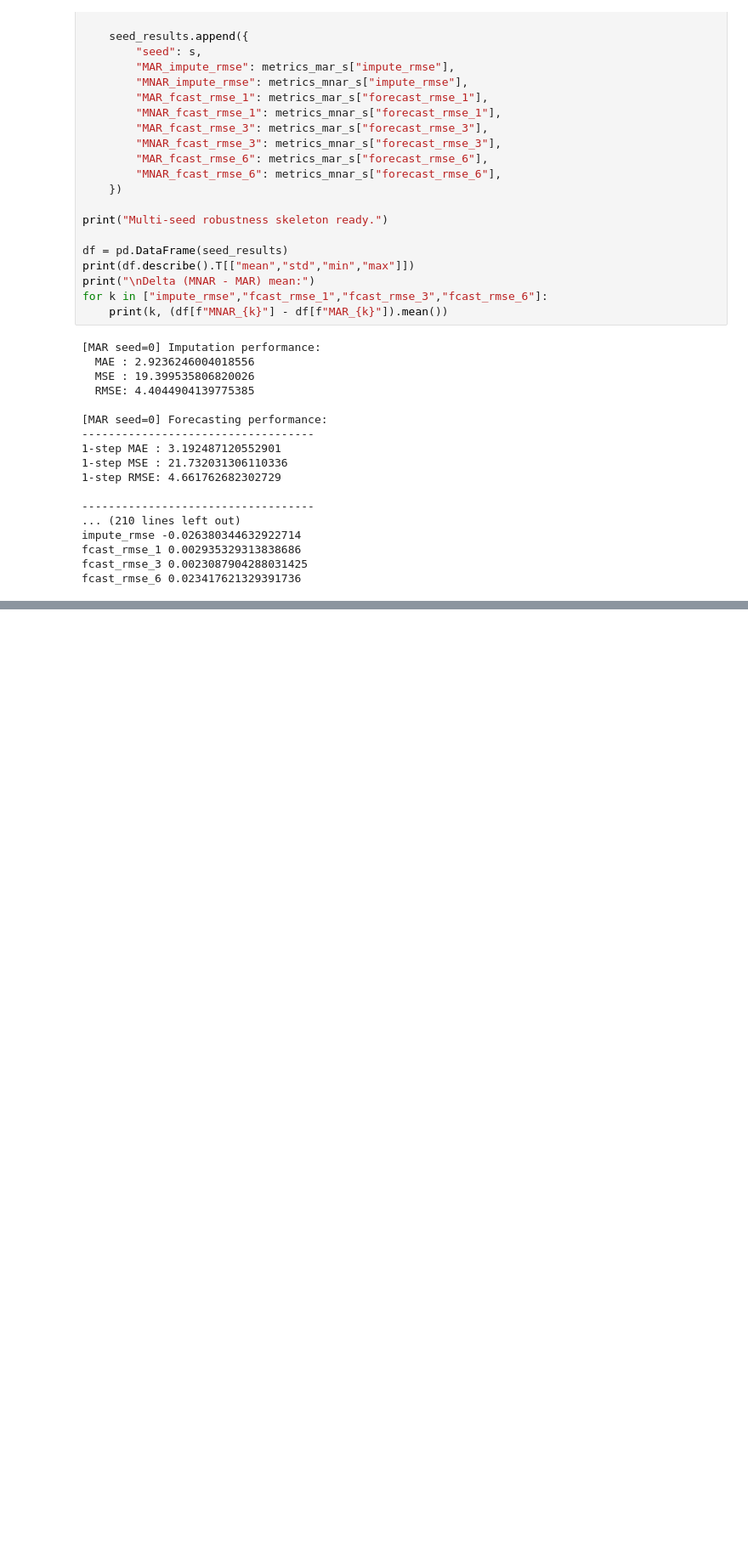
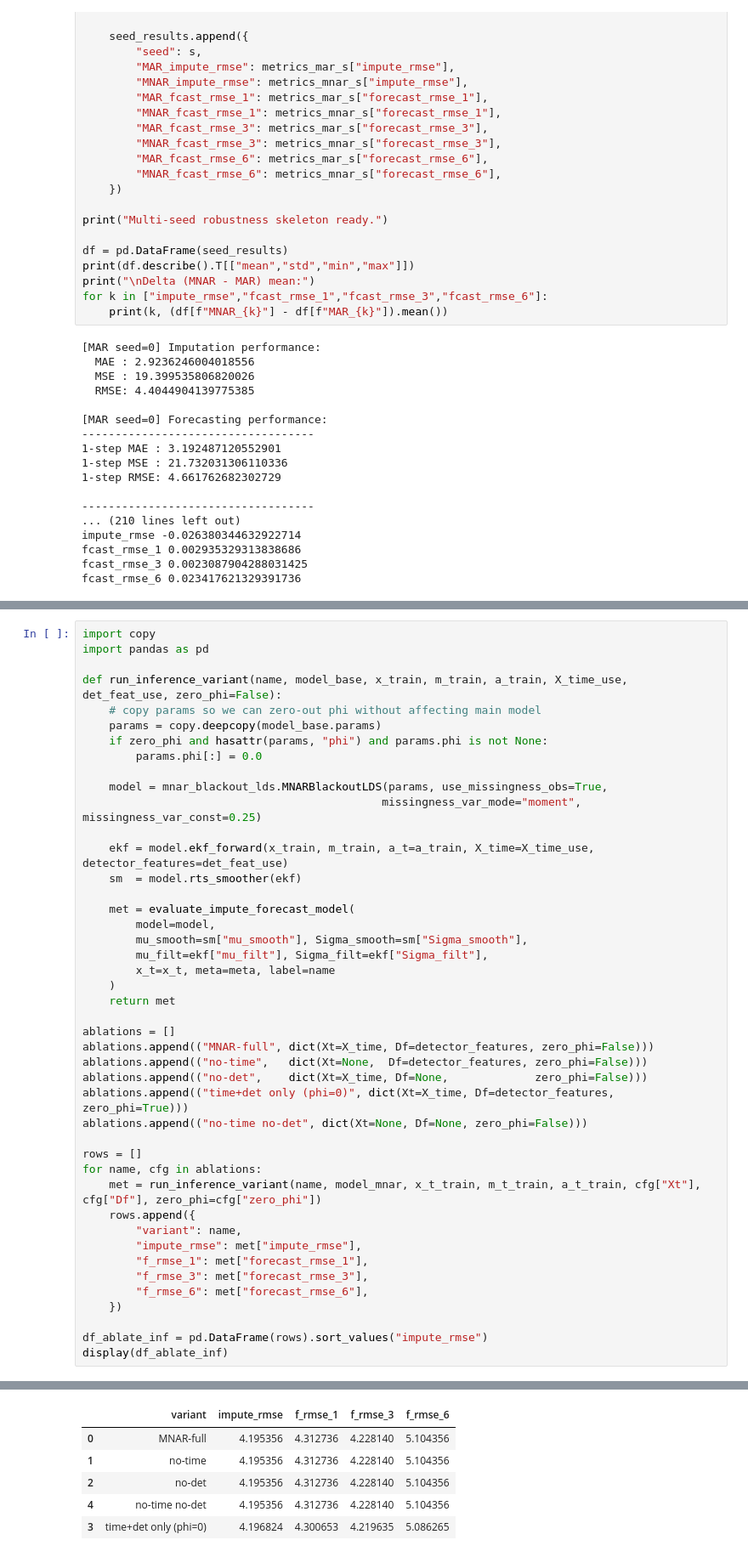
Before and after one commit to armansunesh/ABC, a Jupyter notebook: main(2) (3) (1) (1) (9) (1).ipynb, the cells around one changed output, grey strips where cells are left out. Shown at 85% size. Saved outputs shown, nothing was run; the diff lists cells and outputs as text; blank space fills up the shorter version.

```diff
--- a/main(2) (3) (1) (1) (9) (1).ipynb
+++ b/main(2) (3) (1) (1) (9) (1).ipynb
@@ -2459,0 +3276,45 @@ fcast_rmse_6 0.023417621329391736
+# %%
+import copy
+import pandas as pd
+
+def run_inference_variant(name, model_base, x_train, m_train, a_train, X_time_use, det_feat_use, zero_phi=False):
+    # copy params so we can zero-out phi without affecting main model
+    params = copy.deepcopy(model_base.params)
+    if zero_phi and hasattr(params, "phi") and params.phi is not None:
+        params.phi[:] = 0.0
+
+    model = mnar_blackout_lds.MNARBlackoutLDS(params, use_missingness_obs=True,
+                                             missingness_var_mode="moment", missingness_var_const=0.25)
+
+    ekf = model.ekf_forward(x_train, m_train, a_t=a_train, X_time=X_time_use, detector_features=det_feat_use)
+    sm  = model.rts_smoother(ekf)
+
+    met = evaluate_impute_forecast_model(
+        model=model,
+        mu_smooth=sm["mu_smooth"], Sigma_smooth=sm["Sigma_smooth"],
+        mu_filt=ekf["mu_filt"], Sigma_filt=ekf["Sigma_filt"],
+        x_t=x_t, meta=meta, label=name
+    )
+    return met
+
+ablations = []
+ablations.append(("MNAR-full", dict(Xt=X_time, Df=detector_features, zero_phi=False)))
+ablations.append(("no-time",   dict(Xt=None,  Df=detector_features, zero_phi=False)))
+ablations.append(("no-det",    dict(Xt=X_time, Df=None,             zero_phi=False)))
+ablations.append(("time+det only (phi=0)", dict(Xt=X_time, Df=detector_features, zero_phi=True)))
+ablations.append(("no-time no-det", dict(Xt=None, Df=None, zero_phi=False)))
+
+rows = []
+for name, cfg in ablations:
+    met = run_inference_variant(name, model_mnar, x_t_train, m_t_train, a_t_train, cfg["Xt"], cfg["Df"], zero_phi=cfg["zero_phi"])
+    rows.append({
+        "variant": name,
+        "impute_rmse": met["impute_rmse"],
+        "f_rmse_1": met["forecast_rmse_1"],
+        "f_rmse_3": met["forecast_rmse_3"],
+        "f_rmse_6": met["forecast_rmse_6"],
+    })
+
+df_ablate_inf = pd.DataFrame(rows).sort_values("impute_rmse")
+display(df_ablate_inf)
+# %% [output]
@@ -2459,0 +3338,6 @@ fcast_rmse_6 0.023417621329391736
+|  | variant | impute_rmse | f_rmse_1 | f_rmse_3 | f_rmse_6 |
+| 0 | MNAR-full | 4.195356 | 4.312736 | 4.228140 | 5.104356 |
+| 1 | no-time | 4.195356 | 4.312736 | 4.228140 | 5.104356 |
+| 2 | no-det | 4.195356 | 4.312736 | 4.228140 | 5.104356 |
+| 4 | no-time no-det | 4.195356 | 4.312736 | 4.228140 | 5.104356 |
+| 3 | time+det only (phi=0) | 4.196824 | 4.300653 | 4.219635 | 5.086265 |
```
Also changed, not shown: parts of 19 cells of this notebook.
